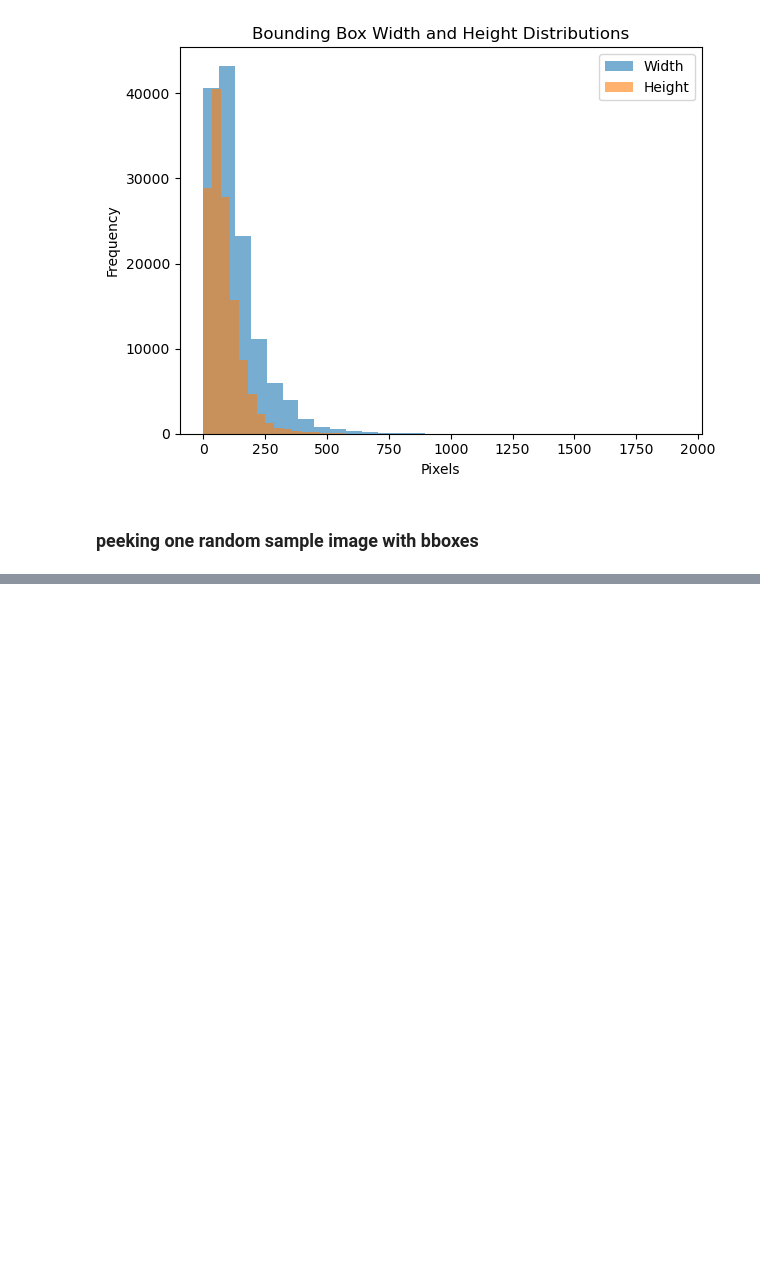
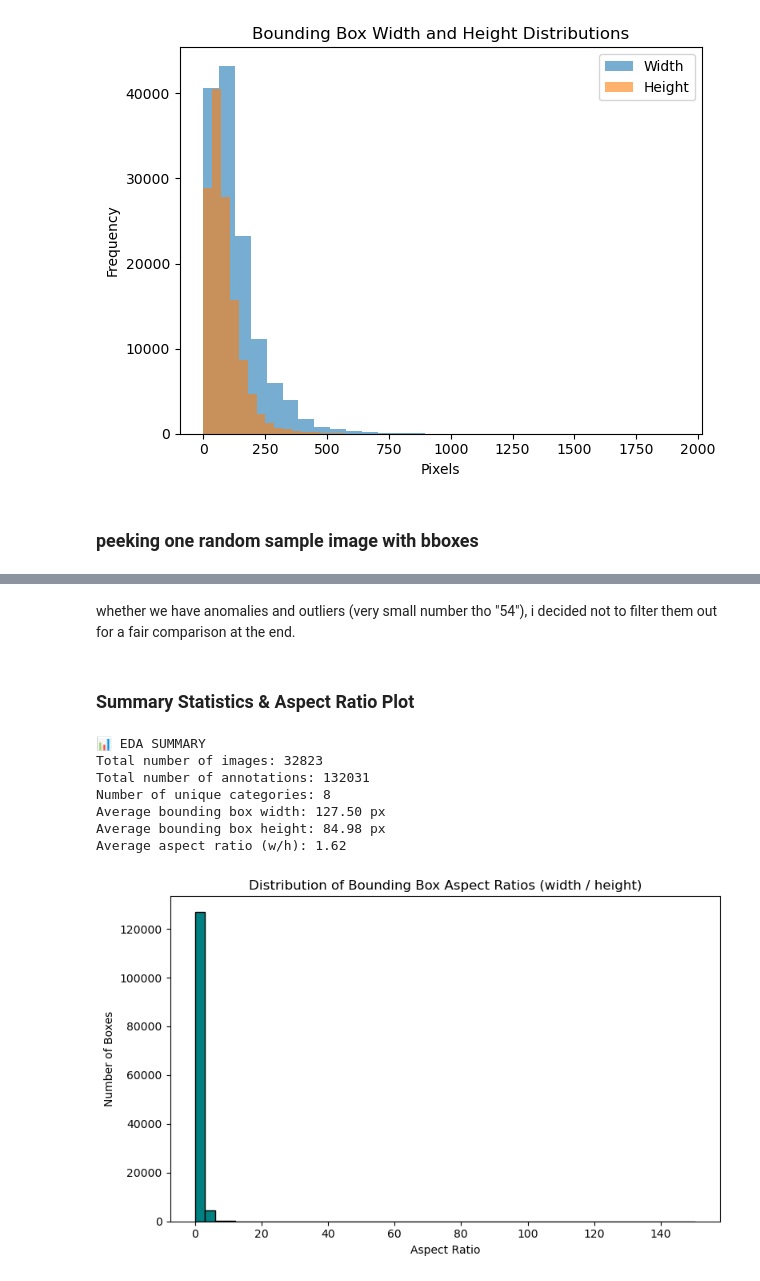
Before and after one commit to delfin-b/725-A2, a Jupyter notebook: EDA.ipynb, the cells around one changed output, grey strips where cells are left out. Saved outputs shown, nothing was run; the diff lists cells and outputs as text; code cells hidden in the pictures; blank space fills up the shorter version.

```diff
--- a/EDA.ipynb
+++ b/EDA.ipynb
@@ -118,0 +226,51 @@ else:
+# %% [markdown]
+whether we have anomalies and outliers (very small number tho "54"), i decided not to filter them out for a fair comparison at the end.
+# %% [markdown]
+### Summary Statistics & Aspect Ratio Plot
+# %%
+import numpy as np
+
+# Total number of images (1 entry per image in data['annotations'])
+total_images = len(data['annotations'])
+
+# Total number of annotations
+total_annotations = sum(len(item['bbox']) for item in data['annotations'])
+
+# Total number of unique categories
+total_categories = len(data['categories'])
+
+# Average bbox width and height
+avg_width = df_bboxes['width'].mean()
+avg_height = df_bboxes['height'].mean()
+
+# Aspect ratio distribution (already in df_bboxes)
+aspect_ratios = df_bboxes['aspect_ratio']
+
+# Print summary
+print("📊 EDA SUMMARY")
+print(f"Total number of images: {total_images}")
+print(f"Total number of annotations: {total_annotations}")
+print(f"Number of unique categories: {total_categories}")
+print(f"Average bounding box width: {avg_width:.2f} px")
+print(f"Average bounding box height: {avg_height:.2f} px")
+print(f"Average aspect ratio (w/h): {aspect_ratios.mean():.2f}")
+
+# Plot aspect ratio distribution
+import matplotlib.pyplot as plt
+
+plt.figure(figsize=(8, 5))
+plt.hist(aspect_ratios, bins=50, color='teal', edgecolor='black')
+plt.title("Distribution of Bounding Box Aspect Ratios (width / height)")
+plt.xlabel("Aspect Ratio")
+plt.ylabel("Number of Boxes")
+plt.tight_layout()
+plt.show()
+# %% [output]
+📊 EDA SUMMARY
+Total number of images: 32823
+Total number of annotations: 132031
+Number of unique categories: 8
+Average bounding box width: 127.50 px
+Average bounding box height: 84.98 px
+Average aspect ratio (w/h): 1.62
+[figure, added]
```
Also changed, not shown: parts of 16 cells of this notebook, 9 other files.
